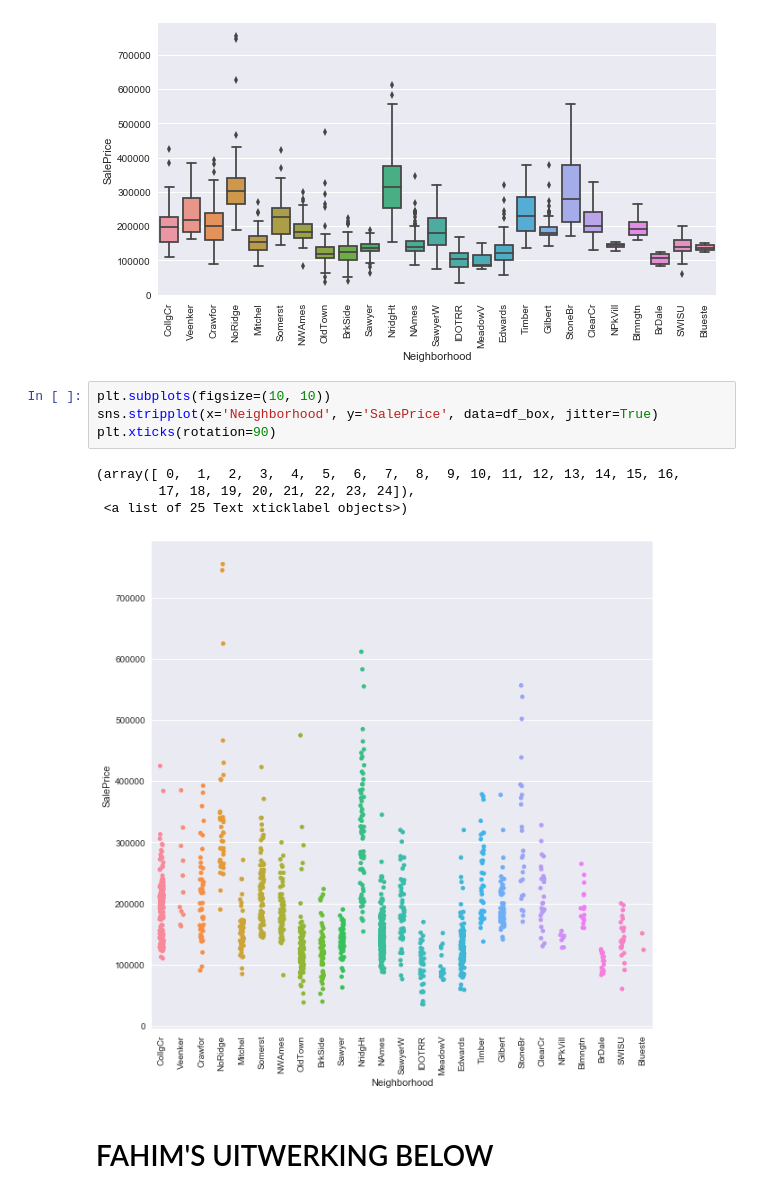
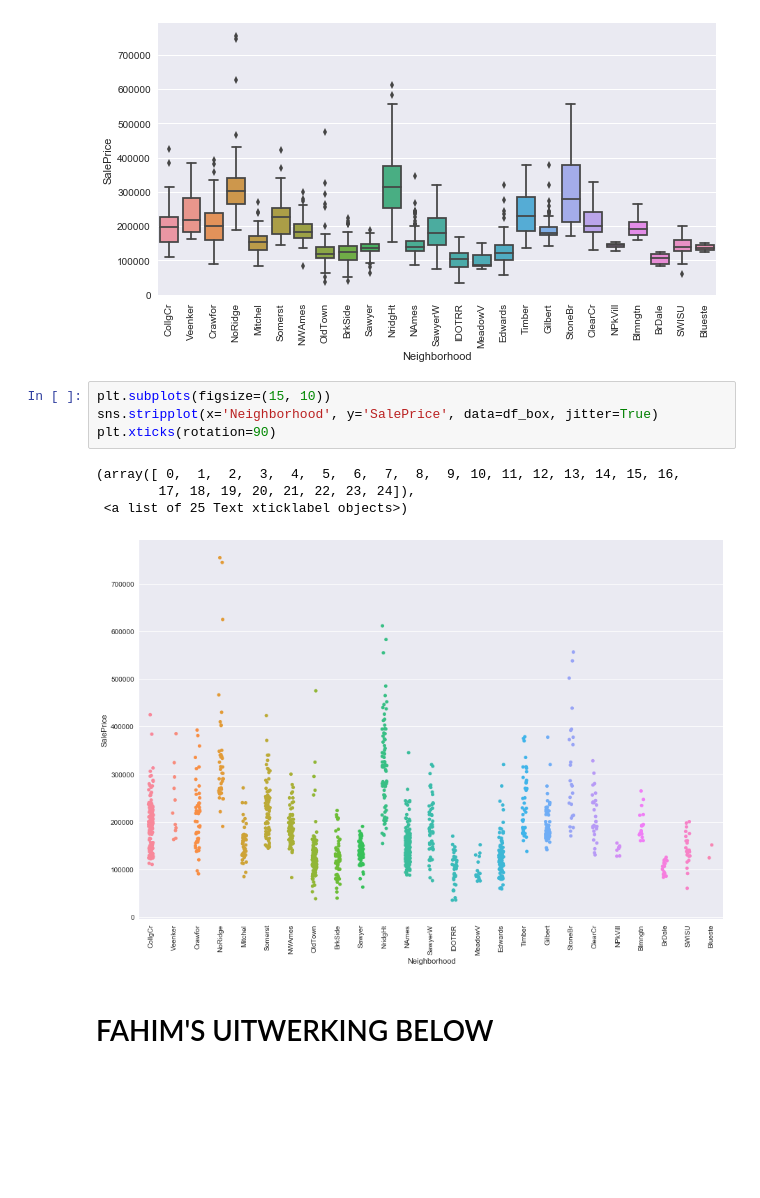
Before and after one commit to Shirynak/DS-Specialisatie, a Jupyter notebook: Uitwerking - Ashwin.ipynb, the cells around one changed output. Cells and saved outputs as stored; diff of their text form; blank space fills up the shorter version.

```diff
--- a/Uitwerking - Ashwin.ipynb
+++ b/Uitwerking - Ashwin.ipynb
@@ -297,14 +301,14 @@ plt.xticks(rotation=90)
  <a list of 25 Text xticklabel objects>)
 [figure]
 # %%
-plt.subplots(figsize=(10, 10))
+plt.subplots(figsize=(15, 10))
 sns.stripplot(x='Neighborhood', y='SalePrice', data=df_box, jitter=True)
 plt.xticks(rotation=90)
 # %% [output]
 (array([ 0,  1,  2,  3,  4,  5,  6,  7,  8,  9, 10, 11, 12, 13, 14, 15, 16,
         17, 18, 19, 20, 21, 22, 23, 24]),
  <a list of 25 Text xticklabel objects>)
-[figure, old version]
+[figure, new version]
 # %% [markdown]
 # FAHIM'S UITWERKING BELOW
 # %%
```
Also changed, not shown: parts of 8 cells of this notebook.
